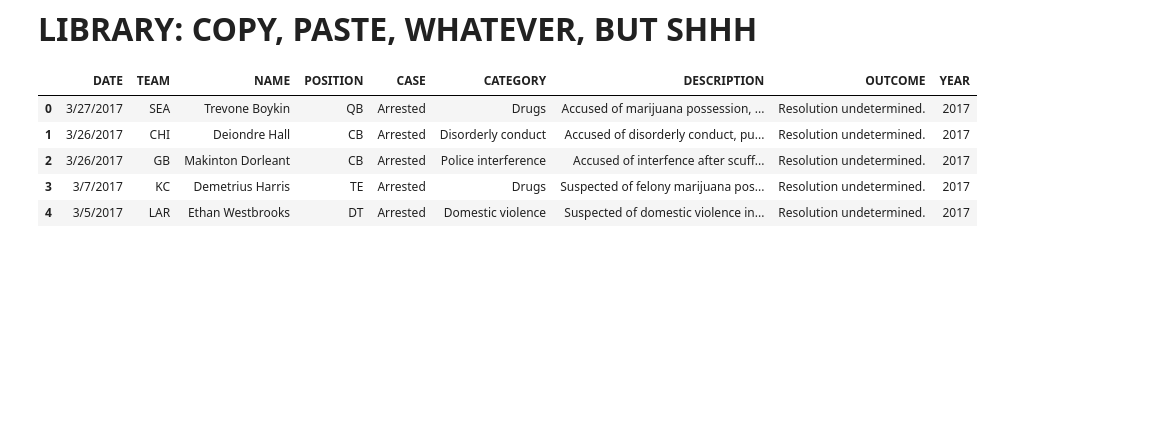
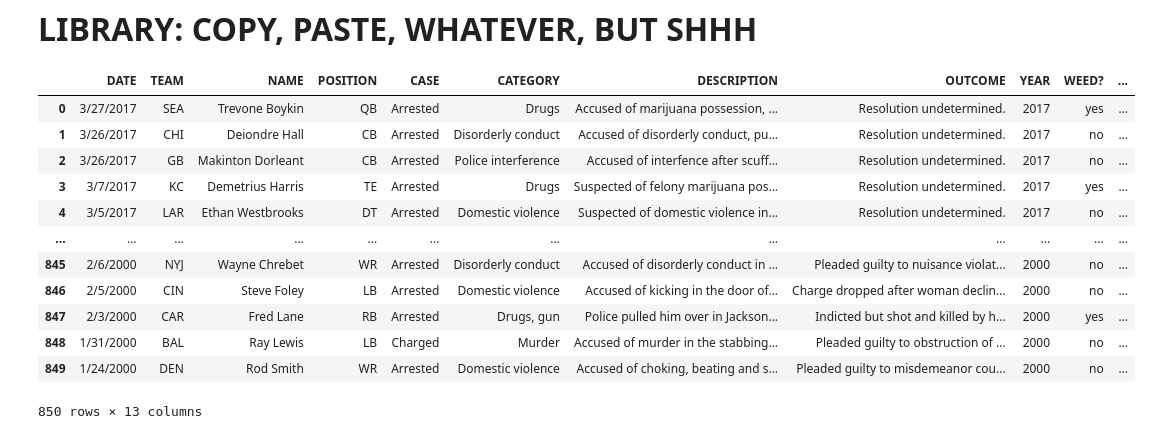
Before and after one commit to jystyn/nfl_arrest_analysis, a Jupyter notebook: 04_data_library.ipynb, the cells around one changed output. Drawn from its saved outputs; the diff is of its cells as text; code cells hidden in the pictures; blank space fills up the shorter version.

```diff
--- a/04_data_library.ipynb
+++ b/04_data_library.ipynb
@@ -5,7 +5,7 @@ from scipy import stats
 import numpy as np
 import pandas as pd
 # %% [markdown]
-<font size="6">**LIBRARY: COPY, PASTE, WHATEVER, BUT SHHH**</font>
+<font size="6">**LIBRARY: COPY, PASTE, WHATEVER, BUT SHHH**
 # %%
 #offense, defense, and special teams groups
 offense_pos = ["QB", "RB", "FB", "WR", "TE", "OT", "OG", "C", "OL"]
@@ -26,38 +26,54 @@ violent_crimes = [
                 'Burglary, gun',
                 'Sexual assault',
                 'DUI, assault',
                 'DUI, manslaughter',
                 'Manslaughter',
                 'Alcohol, assault',
                 'Assault, gun',
-                'Battery, resisting arrrest',
+                'Battery, resisting arrest',
                 'Domestic',
                 'Battery, alcohol',
                 'Domestic violence, alcohol',
                 'Gun, assault',
                 'Domestic violence, gun',
                 'Assault, alcohol',
                 'Burglary, assault',
                 'Manslaughter, child abuse',
                 'Burglary, battery',
                 'Murder'
                 ]
 domestic_violence_terms = [
                 'Domestic violence',
                 'Domestic violence, rape',
                 'Domestic violence, gun',
                 'Domestic violence, alcohol',
                 'Domestic'
                 ]
 
 arrest_data = pd.read_csv('Resources/ArrestIncidents.csv')
 arrest_data["YEAR"] = arrest_data["DATE"].str[-4:]
+arrest_data["WEED?"] = np.where((arrest_data['DESCRIPTION'].str.find('arijuana') != -1), 'yes', 'no')
+arrest_data["FELONY?"] = np.where((arrest_data['DESCRIPTION'].str.find('elony') != -1), 'yes', 'no')
+arrest_data["GUN?"] = np.where((arrest_data['DESCRIPTION'].str.find(' gun') != -1) |
+                               (arrest_data['DESCRIPTION'].str.find(' Gun') != -1), 'yes', 'no')
+arrest_data["RELEASED?"] = np.where((arrest_data['OUTCOME'].str.find('eam released') != -1) |
+                                   (arrest_data['OUTCOME'].str.find('eleased from team') != -1) |
+                                   (arrest_data['OUTCOME'].str.find('ut by team') != -1) |
+                                   (arrest_data['OUTCOME'].str.find('eleased by team') != -1) |
+                                   (arrest_data['OUTCOME'].str.find('eam cut') != -1), 'yes', 'no')
 
-arrest_data.head()
+arrest_data
 # %% [output]
-|  | DATE | TEAM | NAME | POSITION | CASE | CATEGORY | DESCRIPTION | OUTCOME | YEAR |
-| 0 | 3/27/2017 | SEA | Trevone Boykin | QB | Arrested | Drugs | Accused of marijuana possession, ... | Resolution undetermined. | 2017 |
-| 1 | 3/26/2017 | CHI | Deiondre Hall | CB | Arrested | Disorderly conduct | Accused of disorderly conduct, pu... | Resolution undetermined. | 2017 |
-| 2 | 3/26/2017 | GB | Makinton Dorleant | CB | Arrested | Police interference | Accused of interfence after scuff... | Resolution undetermined. | 2017 |
-| 3 | 3/7/2017 | KC | Demetrius Harris | TE | Arrested | Drugs | Suspected of felony marijuana pos... | Resolution undetermined. | 2017 |
-| 4 | 3/5/2017 | LAR | Ethan Westbrooks | DT | Arrested | Domestic violence | Suspected of domestic violence in... | Resolution undetermined. | 2017 |
+|  | DATE | TEAM | NAME | POSITION | CASE | CATEGORY | DESCRIPTION | OUTCOME | YEAR | WEED? | ... |
+| 0 | 3/27/2017 | SEA | Trevone Boykin | QB | Arrested | Drugs | Accused of marijuana possession, ... | Resolution undetermined. | 2017 | yes | ... |
+| 1 | 3/26/2017 | CHI | Deiondre Hall | CB | Arrested | Disorderly conduct | Accused of disorderly conduct, pu... | Resolution undetermined. | 2017 | no | ... |
+| 2 | 3/26/2017 | GB | Makinton Dorleant | CB | Arrested | Police interference | Accused of interfence after scuff... | Resolution undetermined. | 2017 | no | ... |
+| 3 | 3/7/2017 | KC | Demetrius Harris | TE | Arrested | Drugs | Suspected of felony marijuana pos... | Resolution undetermined. | 2017 | yes | ... |
+| 4 | 3/5/2017 | LAR | Ethan Westbrooks | DT | Arrested | Domestic violence | Suspected of domestic violence in... | Resolution undetermined. | 2017 | no | ... |
+| ... | ... | ... | ... | ... | ... | ... | ... | ... | ... | ... | ... |
+| 845 | 2/6/2000 | NYJ | Wayne Chrebet | WR | Arrested | Disorderly conduct | Accused of disorderly conduct in ... | Pleaded guilty to nuisance violat... | 2000 | no | ... |
+| 846 | 2/5/2000 | CIN | Steve Foley | LB | Arrested | Domestic violence | Accused of kicking in the door of... | Charge dropped after woman declin... | 2000 | no | ... |
+| 847 | 2/3/2000 | CAR | Fred Lane | RB | Arrested | Drugs, gun | Police pulled him over in Jackson... | Indicted but shot and killed by h... | 2000 | yes | ... |
+| 848 | 1/31/2000 | BAL | Ray Lewis | LB | Charged | Murder | Accused of murder in the stabbing... | Pleaded guilty to obstruction of ... | 2000 | no | ... |
+| 849 | 1/24/2000 | DEN | Rod Smith | WR | Arrested | Domestic violence | Accused of choking, beating and s... | Pleaded guilty to misdemeanor cou... | 2000 | no | ... |
+850 rows × 13 columns
```
Also changed, not shown: parts of 66 cells of this notebook, 1 other file.
